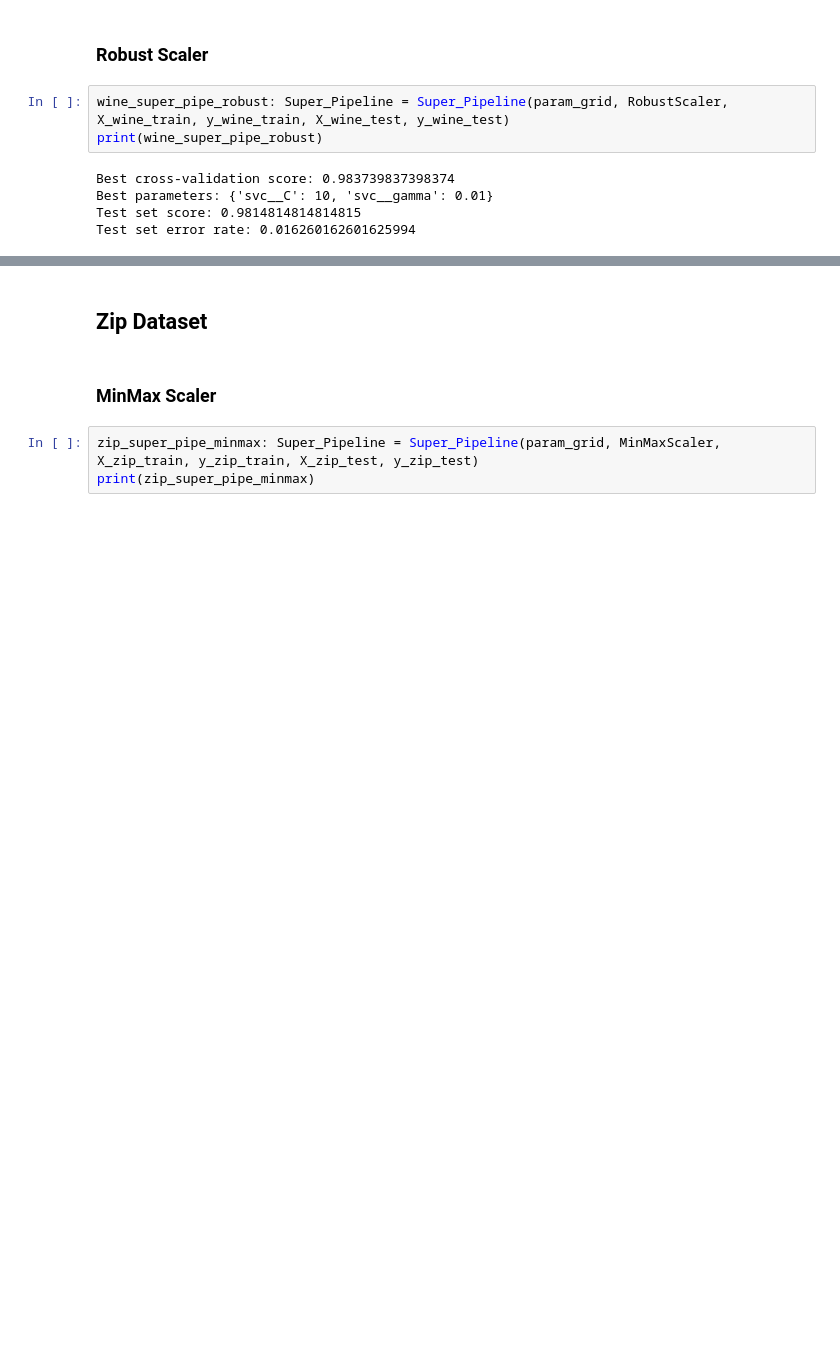
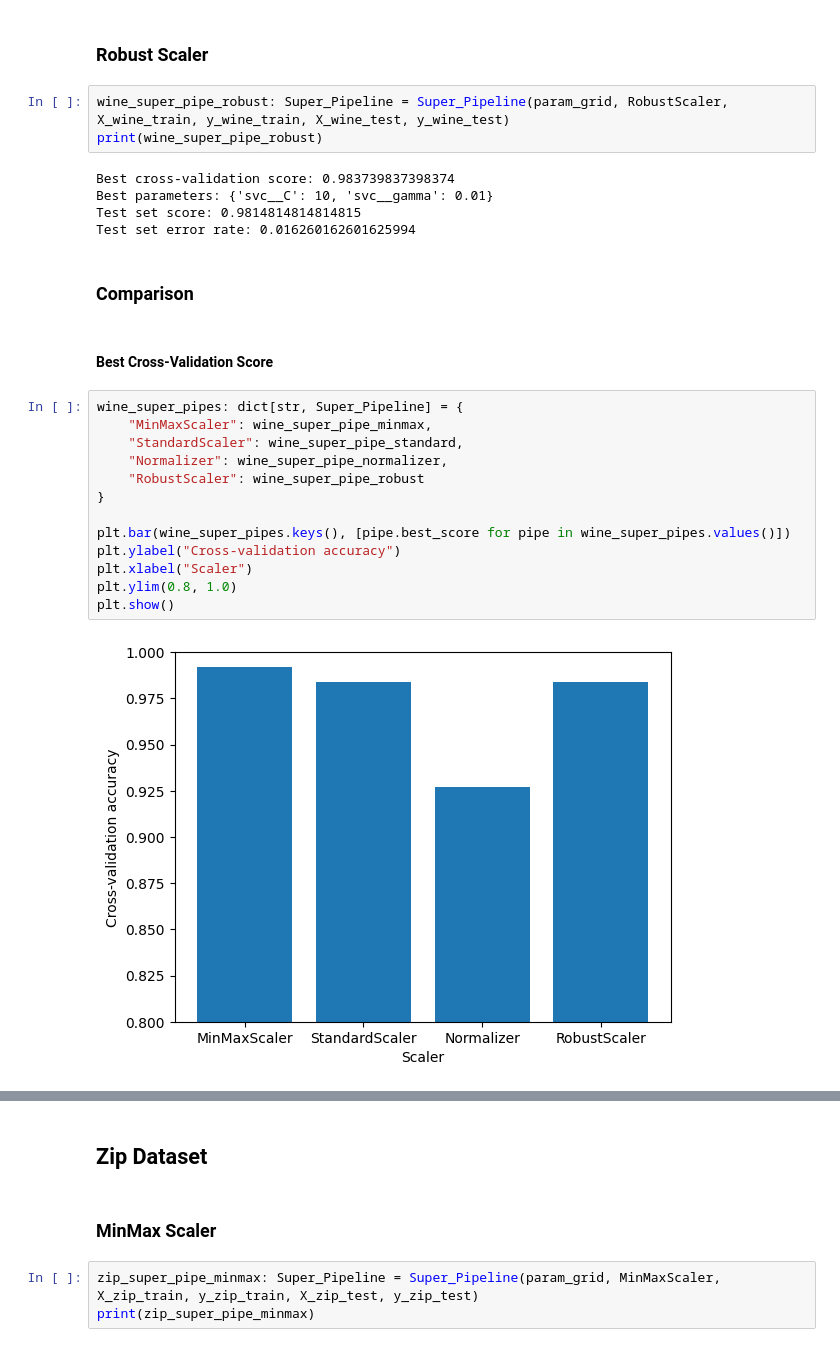
Before and after one commit to mbeps/Machine-Learning-Assignment-3, a Jupyter notebook: Assignment_3.ipynb, the cells around one changed output, grey strips where cells are left out. Saved outputs shown, nothing was run; the diff lists cells and outputs as text; blank space fills up the shorter version.

Commit message:
Added graphs for Wine

```diff
--- a/Assignment_3.ipynb
+++ b/Assignment_3.ipynb
@@ -180,3 +180,22 @@ Best cross-validation score: 0.983739837398374
 Best parameters: {'svc__C': 10, 'svc__gamma': 0.01}
 Test set score: 0.9814814814814815
 Test set error rate: 0.016260162601625994
+# %% [markdown]
+### Comparison
+# %% [markdown]
+#### Best Cross-Validation Score
+# %%
+wine_super_pipes: dict[str, Super_Pipeline] = {
+	"MinMaxScaler": wine_super_pipe_minmax,
+	"StandardScaler": wine_super_pipe_standard,
+	"Normalizer": wine_super_pipe_normalizer,
+	"RobustScaler": wine_super_pipe_robust
+}
+
+plt.bar(wine_super_pipes.keys(), [pipe.best_score for pipe in wine_super_pipes.values()])
+plt.ylabel("Cross-validation accuracy")
+plt.xlabel("Scaler")
+plt.ylim(0.8, 1.0)
+plt.show()
+# %% [output]
+[figure, added]
```
Also changed, not shown: parts of 8 cells of this notebook.
